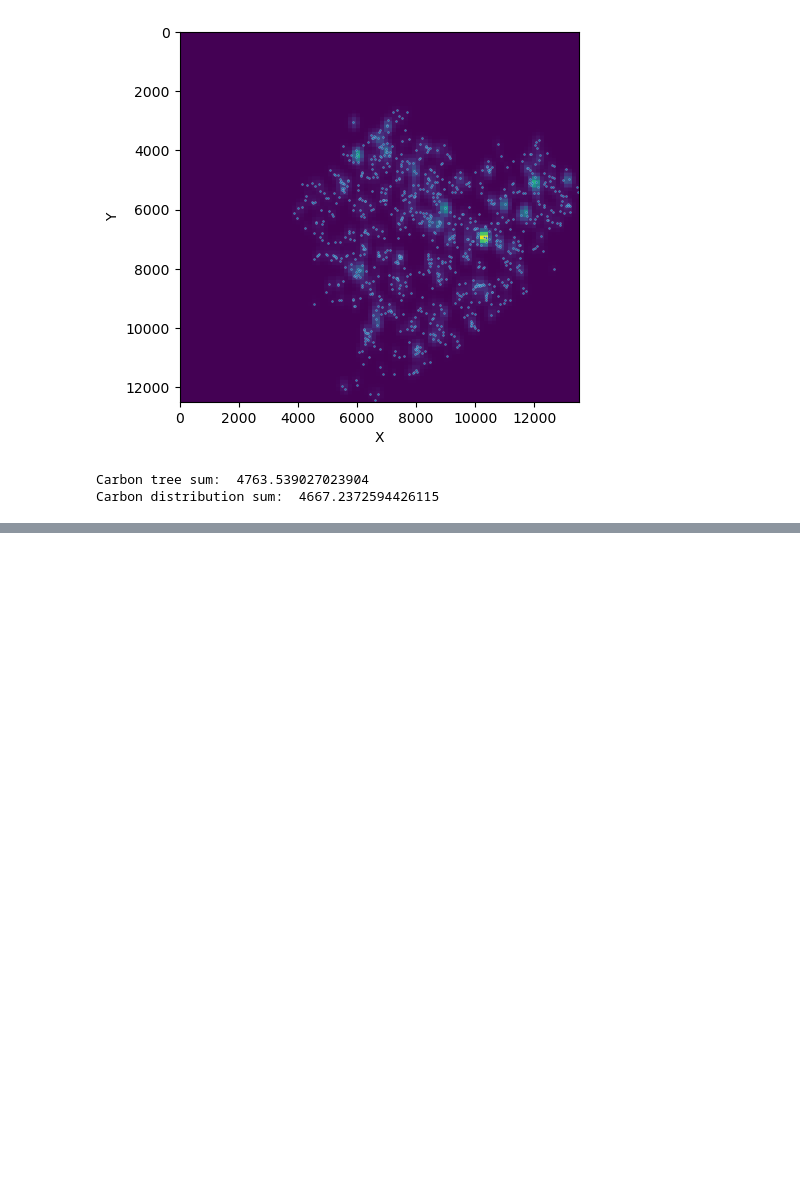
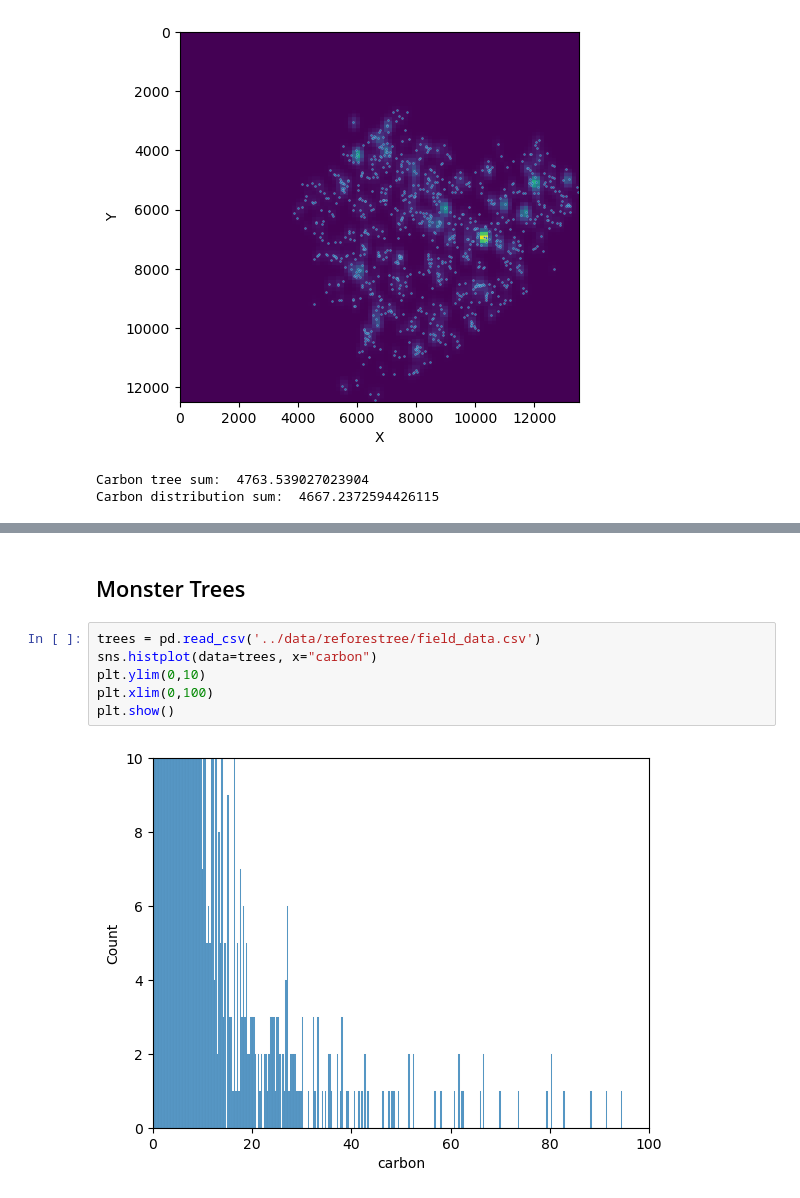
Before and after one commit to TimEngelmann/ai4est, a Jupyter notebook: exploration/estimate_carbon_exploration.ipynb, the cells around one changed output, grey strips where cells are left out. Saved outputs shown, nothing was run; the diff lists cells and outputs as text; blank space fills up the shorter version.

```diff
--- a/exploration/estimate_carbon_exploration.ipynb
+++ b/exploration/estimate_carbon_exploration.ipynb
@@ -381,0 +418,10 @@ Carbon distribution sum:  4667.2372594426115
+# %% [markdown]
+## Monster Trees
+# %%
+trees = pd.read_csv('../data/reforestree/field_data.csv')
+sns.histplot(data=trees, x="carbon")
+plt.ylim(0,10)
+plt.xlim(0,100)
+plt.show()
+# %% [output]
+[figure, added]
```
Also changed, not shown: parts of 5 cells of this notebook, 1 other file.
